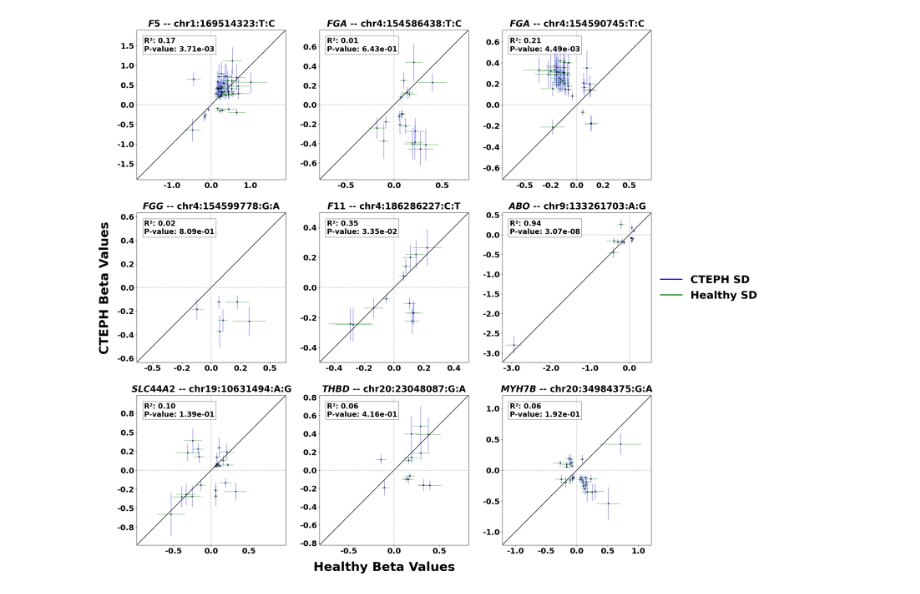
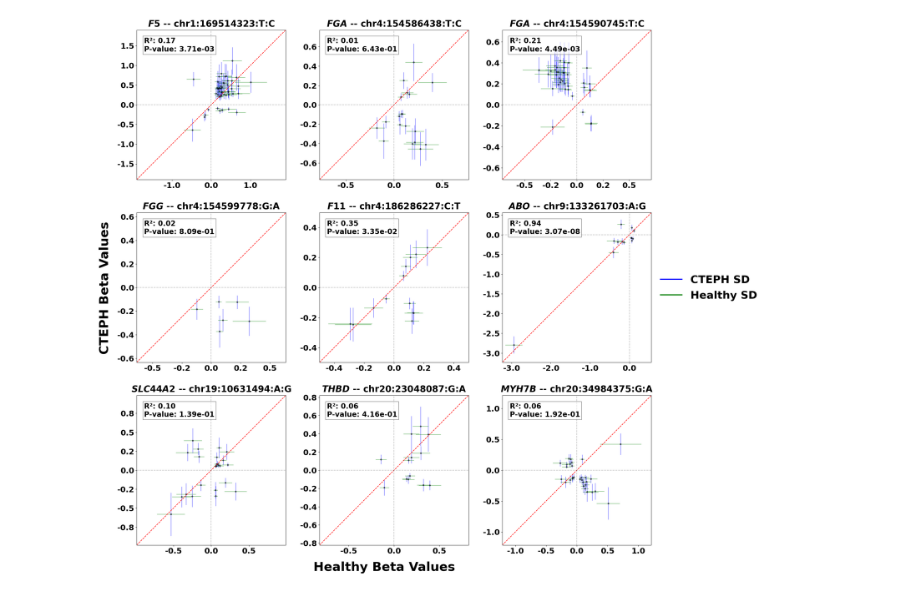
Before and after one commit to ZhaoTie-re/cteph_graph, a Jupyter notebook: common_beta_r2.ipynb, the cells around one changed output. Saved outputs shown, nothing was run; the diff lists cells and outputs as text; code cells hidden in the pictures.

```diff
--- a/common_beta_r2.ipynb
+++ b/common_beta_r2.ipynb
@@ -122,35 +122,35 @@ for index, (key, df) in enumerate(results_dict.items()):
         ax.set_ylim(min_beta_extended, max_beta_extended)
 
     # y=x line
-    ax.plot([min_beta_extended, max_beta_extended], [min_beta_extended, max_beta_extended], 'k-', label='y=x' if index == 0 else "")
+    ax.plot([min_beta_extended, max_beta_extended], [min_beta_extended, max_beta_extended], 'r--', label='y=x' if index == 0 else "")
 
     # add a horizontal and vertical line at 0
     ax.axhline(0, color='gray', linestyle='--', alpha=0.5)  # Horizontal line at y=0
     ax.axvline(0, color='gray', linestyle='--', alpha=0.5)  # Vertical line at x=0
 
     # add a title to the subplot
     gene = known_loci.loc[known_loci['ID'] == key, 'GENE'].values[0]
     ax.set_title(f'$\\it{{{gene}}}$ {"-"*2} {key}', fontsize=25, transform=ax.transAxes, verticalalignment='top', weight='bold', y=1.07)
     ax.tick_params(axis='both', labelsize=22)
 
     # add the linear regression equation to the plot
     ax.text(0.05, 0.95, f'R²: {r_squared:.2f}\nP-value: {p_value:.2e}', transform=ax.transAxes, verticalalignment='top', fontsize=20, color='black', bbox=dict(facecolor='white', alpha=0.6))
 
     # format the tick labels
     ax.xaxis.set_major_formatter(FuncFormatter(format_func))
     ax.yaxis.set_major_formatter(FuncFormatter(format_func))
 
 # add global X and Y labels more appropriately and adjust their position
 fig.text(0.5, 0.003, 'Healthy Beta Values', ha='center', va='center', fontsize=35, weight='bold')  # X-axis label
 fig.text(0.003, 0.5, 'CTEPH Beta Values', ha='center', va='center', rotation='vertical', fontsize=35, weight='bold')  # Y-axis label
 
 # Create custom legend handles
 legend_elements = [Line2D([0], [0], color='blue', lw=3, label='CTEPH SD'),
                    Line2D([0], [0], color='green', lw=3, label='Healthy SD')]
 
 fig.legend(handles=legend_elements, loc='center right', bbox_to_anchor=(1.18, 0.5), frameon=False, fontsize=30, markerscale=2)
 
 plt.tight_layout(pad=4.0)  # Increase padding between subplots
 plt.show()
 # %% [output]
-[figure, old version]
+[figure, new version]
```
